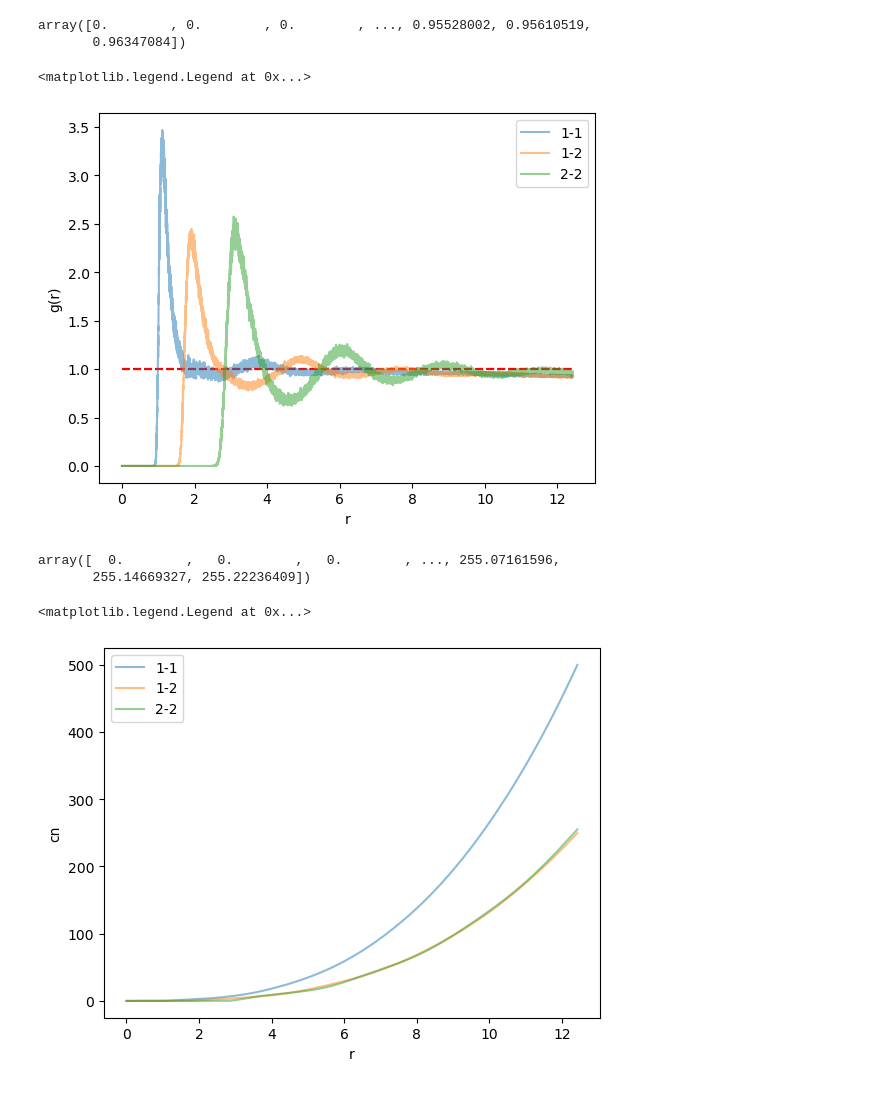
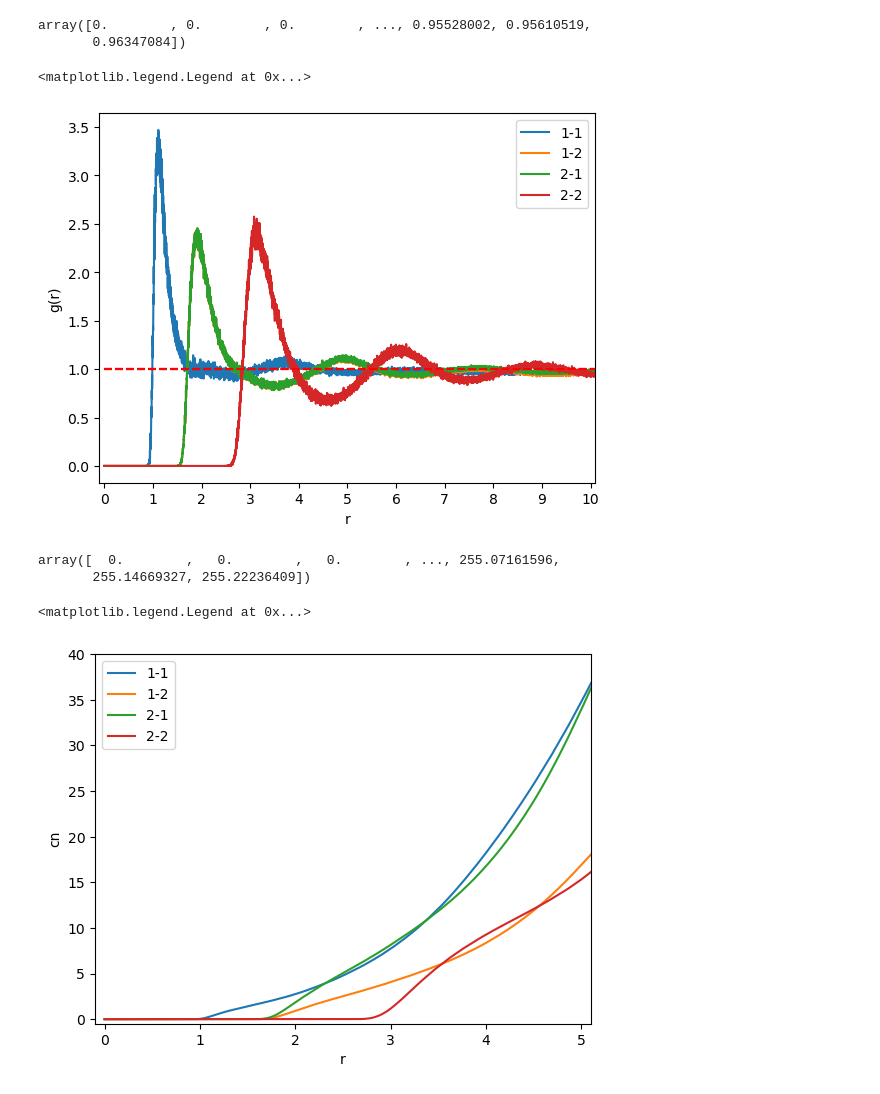
Before and after one commit to minu928/MDbrew, a Jupyter notebook: benchmark/rdf.ipynb, the cells around one changed output. Drawn from its saved outputs; the diff is of its cells as text; code cells hidden in the pictures.

```diff
--- a/benchmark/rdf.ipynb
+++ b/benchmark/rdf.ipynb
@@ -18,9 +17,11 @@ from test_MDbrew.RDF import RDF
 resolution = 10000
 rdf_11 = RDF(pos1, pos1, system_size)
 rdf_12 = RDF(pos1, pos2, system_size)
+rdf_21 = RDF(pos2, pos1, system_size)
 rdf_22 = RDF(pos2, pos2, system_size)
 rdf_11.get_rdf(resolution=resolution)
 rdf_12.get_rdf(resolution=resolution)
+rdf_21.get_rdf(resolution=resolution)
 rdf_22.get_rdf(resolution=resolution)
 # %% [output]
 array([0.        , 0.        , 0.        , ..., 0.95528002, 0.95610519,
@@ -28,13 +29,17 @@ array([0.        , 0.        , 0.        , ..., 0.95528002, 0.95610519,
 # %%
 import numpy as np
 import matplotlib.pyplot as plt
-rdf_11.plot_g_r(label = '1-1', alpha=0.5)
-rdf_12.plot_g_r(label = '1-2', alpha=0.5)
-rdf_22.plot_g_r(label = '2-2', alpha=0.5)
+rdf_11.plot_g_r(label = '1-1')
+rdf_12.plot_g_r(label = '1-2')
+rdf_21.plot_g_r(label = "2-1")
+rdf_22.plot_g_r(label = '2-2')
+plt.xlim(-0.1,10.1)
+plt.xticks(np.arange(0,11,1))
+plt.tick_params(axis='x', which='minor',bottom=False)
 plt.legend()
 # %% [output]
 <matplotlib.legend.Legend at 0x...>
-[figure, old version]
+[figure, new version]
 # %%
 rdf_11.get_CN()
 rdf_12.get_CN()
@@ -43,10 +49,13 @@ rdf_22.get_CN()
 array([  0.        ,   0.        ,   0.        , ..., 255.07161596,
        255.14669327, 255.22236409])
 # %%
-rdf_11.plot_cn(label = '1-1', alpha=0.5)
-rdf_12.plot_cn(label = '1-2', alpha=0.5)
-rdf_22.plot_cn(label = '2-2', alpha=0.5)
+rdf_11.plot_cn(label = '1-1')
+rdf_12.plot_cn(label = '1-2')
+rdf_21.plot_cn(label = '2-1')
+rdf_22.plot_cn(label = '2-2')
+plt.xlim(-0.1,5.1)
+plt.ylim(-0.5, 40)
 plt.legend()
 # %% [output]
 <matplotlib.legend.Legend at 0x...>
-[figure, old version]
+[figure, new version]
```
Also changed, not shown: parts of 2 cells of this notebook.
